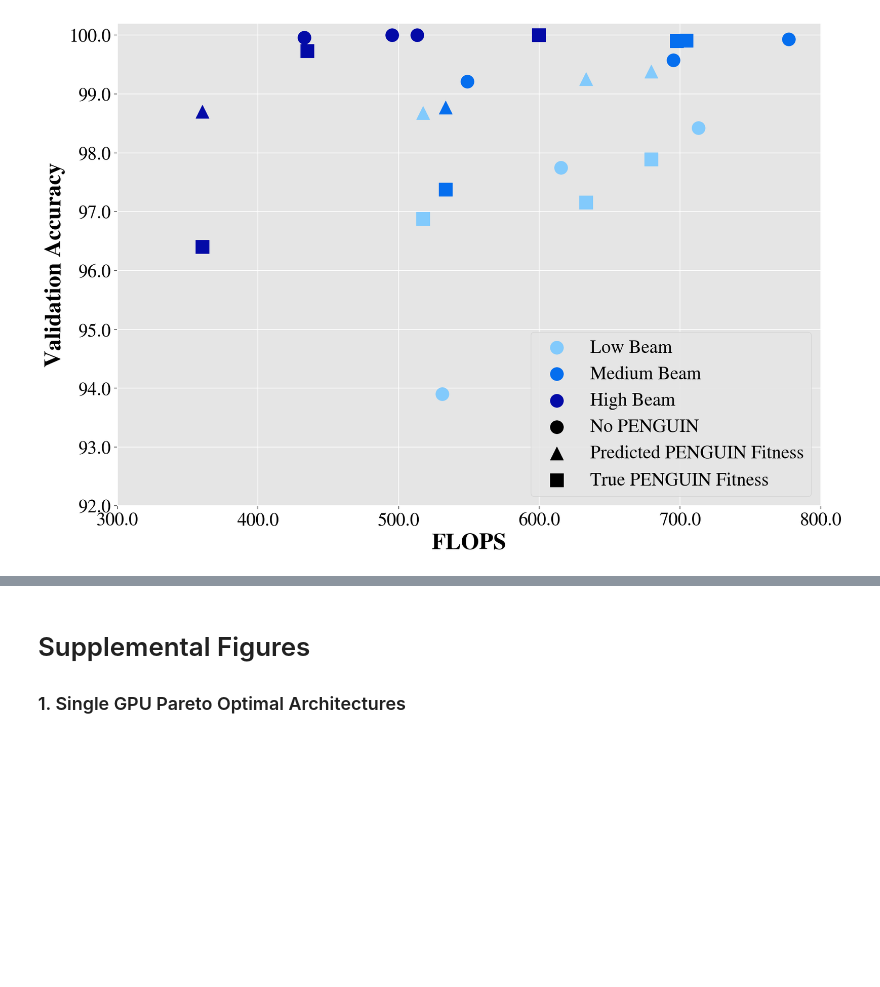
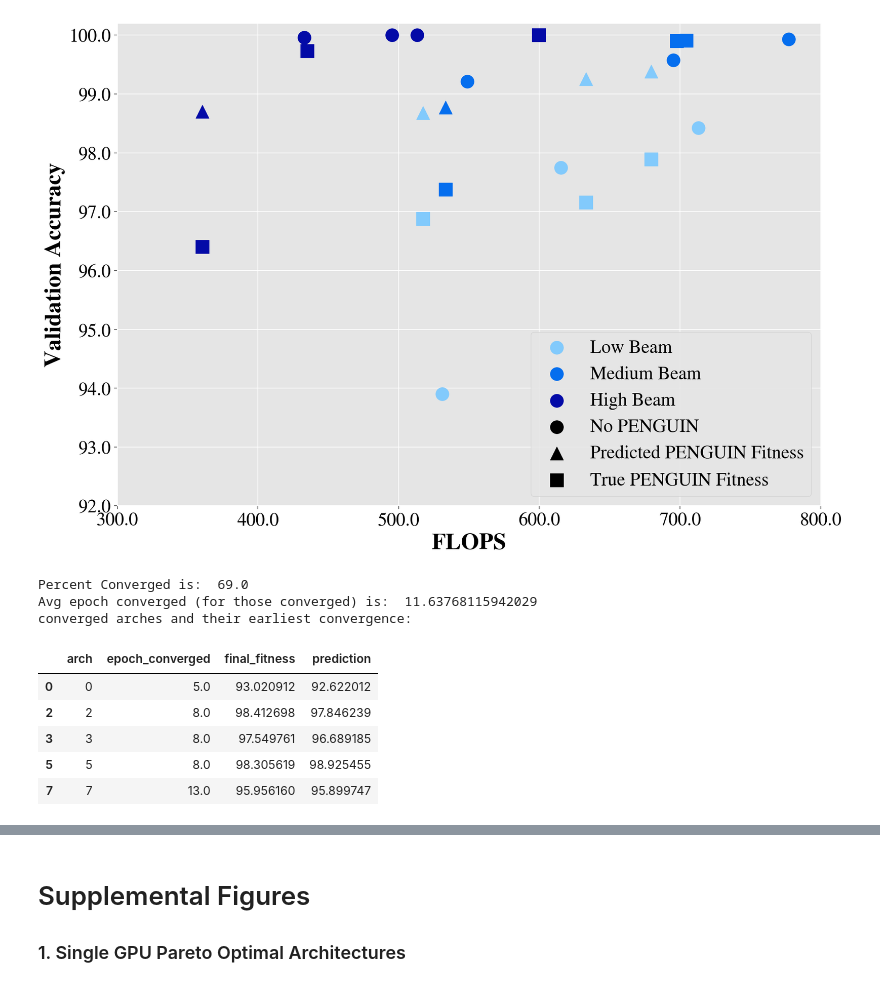
Before and after one commit to TauferLab/Reproducibility_A4NN_ICPP23, a Jupyter notebook: paper_analysis.ipynb, the cells around one changed output, grey strips where cells are left out. Saved outputs shown, nothing was run; the diff lists cells and outputs as text; code cells hidden in the pictures; blank space fills up the shorter version.

```diff
--- a/paper_analysis.ipynb
+++ b/paper_analysis.ipynb
@@ -709,0 +678,33 @@ plt.savefig('figures/table3.png')
+# %%
+def get_epoch_converged(arch_df):
+    sorted_by_epoch = arch_df.sort_values('epoch')
+    try:
+        converged = sorted_by_epoch[sorted_by_epoch.converged==True].iloc[0]
+        return pd.Series({'epoch_converged': converged['epoch'], 'final_fitness': sorted_by_epoch['val_accs'].iloc[-1], 'prediction':converged['predictions']})
+    except:
+        return pd.Series({'epoch_converged': np.inf, 'final_fitness': sorted_by_epoch['val_accs'].iloc[-1], 'prediction':None})
+
+df = gpu1_1e15_stopping
+df.head()
+by_arch = df.groupby('arch')
+where_converged = by_arch.apply(get_epoch_converged).reset_index()
+# %%
+percent_converged = len(where_converged[where_converged.epoch_converged!=np.inf].index) / len(where_converged.index) * 100
+print("Percent Converged is: ", percent_converged)
+
+mean = where_converged[where_converged.epoch_converged!=np.inf].epoch_converged.mean()
+print("Avg epoch converged (for those converged) is: ", mean)
+
+print("converged arches and their earliest convergence:")
+only_converged_arches = pd.DataFrame(where_converged.loc[where_converged.epoch_converged!=np.inf,:])
+only_converged_arches.head()
+# %% [output]
+Percent Converged is:  69.0
+Avg epoch converged (for those converged) is:  11.63768115942029
+converged arches and their earliest convergence:
+|  | arch | epoch_converged | final_fitness | prediction |
+| 0 | 0 | 5.0 | 93.020912 | 92.622012 |
+| 2 | 2 | 8.0 | 98.412698 | 97.846239 |
+| 3 | 3 | 8.0 | 97.549761 | 96.689185 |
+| 5 | 5 | 8.0 | 98.305619 | 98.925455 |
+| 7 | 7 | 13.0 | 95.956160 | 95.899747 |
```
Also changed, not shown: parts of 13 cells of this notebook, 24 other files.
